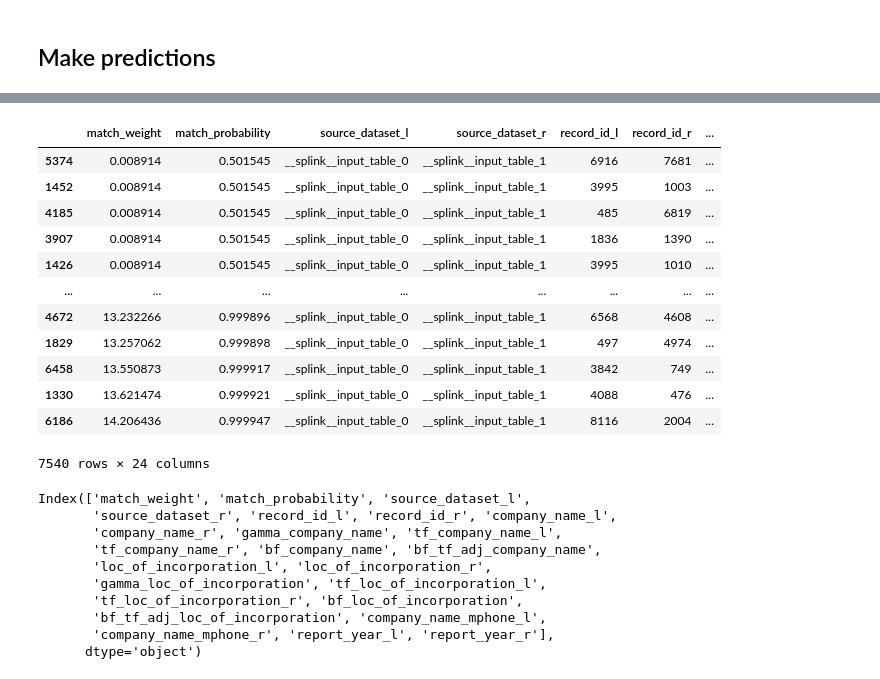
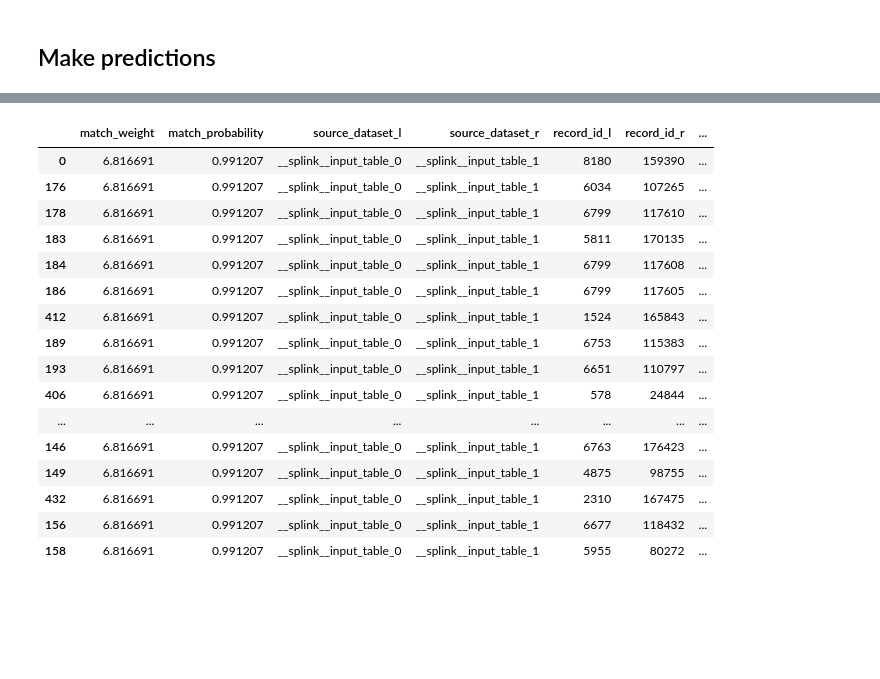
Before and after one commit to catalyst-cooperative/mozilla-sec-eia, a Jupyter notebook: notebooks/16-kl-splink-ex21-filer-link.ipynb, the cells around one changed output, grey strips where cells are left out. Saved outputs shown, nothing was run; the diff lists cells and outputs as text; code cells hidden in the pictures; blank space fills up the shorter version.

```diff
--- a/notebooks/16-kl-splink-ex21-filer-link.ipynb
+++ b/notebooks/16-kl-splink-ex21-filer-link.ipynb
@@ -298,0 +379,6 @@ Similarity is assessed using the following ComparisonLevels:
+# %%
+company_name_comparison = cl.ArrayIntersectAtSizes(
+    "company_name_mphone_list",
+    size_threshold_or_thresholds=[3,2,1]
+)
+print(company_name_comparison.get_comparison("duckdb").human_readable_description)
@@ -312 +406,7 @@ Similarity is assessed using the following ComparisonLevels:
     - 'All other comparisons' with SQL rule: ELSE
+# %%
+location_comparison = cl.ArrayIntersectAtSizes(
+    "loc_list",
+    size_threshold_or_thresholds=[2,1]
+)
+print(location_comparison.get_comparison("duckdb").human_readable_description)
@@ -396,31 +503,26 @@ Predict time: 78.84 seconds
 # %%
 preds_df = df_predictions.as_pandas_dataframe()
+# %%
+preds_df = preds_df.merge(sec_df[["record_id", "company_name_raw"]], how="left", left_on="record_id_l", right_on="record_id").rename(columns={"company_name_raw": "company_name_sec"})
+# %%
+preds_df = preds_df.merge(ex21_df[["record_id", "company_name_raw"]], how="left", left_on="record_id_r", right_on="record_id").rename(columns={"company_name_raw": "company_name_ex21"})
 # %%
-preds_df.sort_values(by="match_probability")
+preds_df.sort_values(by="match_probability").iloc[0:50]
 # %% [output]
 |  | match_weight | match_probability | source_dataset_l | source_dataset_r | record_id_l | record_id_r | ... |
-| 5374 | 0.008914 | 0.501545 | __splink__input_table_0 | __splink__input_table_1 | 6916 | 7681 | ... |
-| 1452 | 0.008914 | 0.501545 | __splink__input_table_0 | __splink__input_table_1 | 3995 | 1003 | ... |
-| 4185 | 0.008914 | 0.501545 | __splink__input_table_0 | __splink__input_table_1 | 485 | 6819 | ... |
-| 3907 | 0.008914 | 0.501545 | __splink__input_table_0 | __splink__input_table_1 | 1836 | 1390 | ... |
-| 1426 | 0.008914 | 0.501545 | __splink__input_table_0 | __splink__input_table_1 | 3995 | 1010 | ... |
+| 0 | 6.816691 | 0.991207 | __splink__input_table_0 | __splink__input_table_1 | 8180 | 159390 | ... |
+| 176 | 6.816691 | 0.991207 | __splink__input_table_0 | __splink__input_table_1 | 6034 | 107265 | ... |
+| 178 | 6.816691 | 0.991207 | __splink__input_table_0 | __splink__input_table_1 | 6799 | 117610 | ... |
+| 183 | 6.816691 | 0.991207 | __splink__input_table_0 | __splink__input_table_1 | 5811 | 170135 | ... |
+| 184 | 6.816691 | 0.991207 | __splink__input_table_0 | __splink__input_table_1 | 6799 | 117608 | ... |
+| 186 | 6.816691 | 0.991207 | __splink__input_table_0 | __splink__input_table_1 | 6799 | 117605 | ... |
+| 412 | 6.816691 | 0.991207 | __splink__input_table_0 | __splink__input_table_1 | 1524 | 165843 | ... |
+| 189 | 6.816691 | 0.991207 | __splink__input_table_0 | __splink__input_table_1 | 6753 | 115383 | ... |
+| 193 | 6.816691 | 0.991207 | __splink__input_table_0 | __splink__input_table_1 | 6651 | 110797 | ... |
+| 406 | 6.816691 | 0.991207 | __splink__input_table_0 | __splink__input_table_1 | 578 | 24844 | ... |
 | ... | ... | ... | ... | ... | ... | ... | ... |
-| 4672 | 13.232266 | 0.999896 | __splink__input_table_0 | __splink__input_table_1 | 6568 | 4608 | ... |
-| 1829 | 13.257062 | 0.999898 | __splink__input_table_0 | __splink__input_table_1 | 497 | 4974 | ... |
-| 6458 | 13.550873 | 0.999917 | __splink__input_table_0 | __splink__input_table_1 | 3842 | 749 | ... |
-| 1330 | 13.621474 | 0.999921 | __splink__input_table_0 | __splink__input_table_1 | 4088 | 476 | ... |
-| 6186 | 14.206436 | 0.999947 | __splink__input_table_0 | __splink__input_table_1 | 8116 | 2004 | ... |
+| 146 | 6.816691 | 0.991207 | __splink__input_table_0 | __splink__input_table_1 | 6763 | 176423 | ... |
+| 149 | 6.816691 | 0.991207 | __splink__input_table_0 | __splink__input_table_1 | 4875 | 98755 | ... |
+| 432 | 6.816691 | 0.991207 | __splink__input_table_0 | __splink__input_table_1 | 2310 | 167475 | ... |
+| 156 | 6.816691 | 0.991207 | __splink__input_table_0 | __splink__input_table_1 | 6677 | 118432 | ... |
+| 158 | 6.816691 | 0.991207 | __splink__input_table_0 | __splink__input_table_1 | 5955 | 80272 | ... |
-7540 rows × 24 columns
-# %%
-preds_df.columns
-# %% [output]
-Index(['match_weight', 'match_probability', 'source_dataset_l',
-       'source_dataset_r', 'record_id_l', 'record_id_r', 'company_name_l',
-       'company_name_r', 'gamma_company_name', 'tf_company_name_l',
-       'tf_company_name_r', 'bf_company_name', 'bf_tf_adj_company_name',
-       'loc_of_incorporation_l', 'loc_of_incorporation_r',
-       'gamma_loc_of_incorporation', 'tf_loc_of_incorporation_l',
-       'tf_loc_of_incorporation_r', 'bf_loc_of_incorporation',
-       'bf_tf_adj_loc_of_incorporation', 'company_name_mphone_l',
-       'company_name_mphone_r', 'report_year_l', 'report_year_r'],
-      dtype='object')
```
Also changed, not shown: parts of 62 cells of this notebook, 7 other files.
